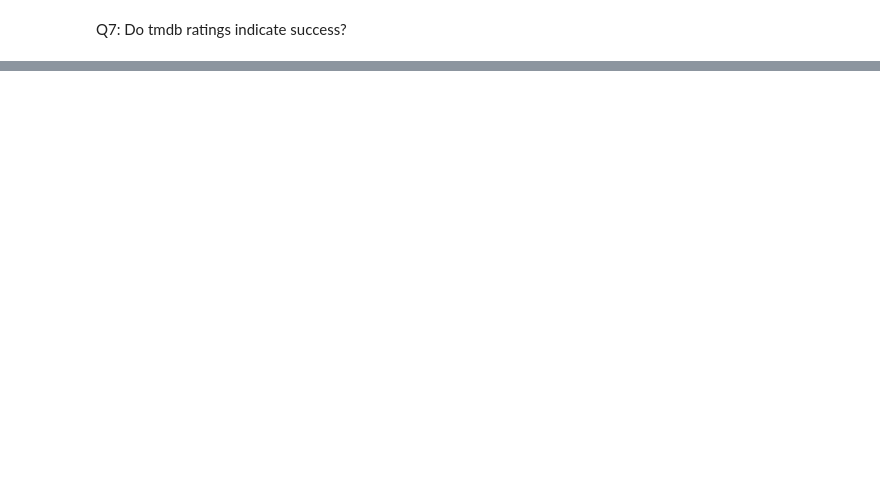
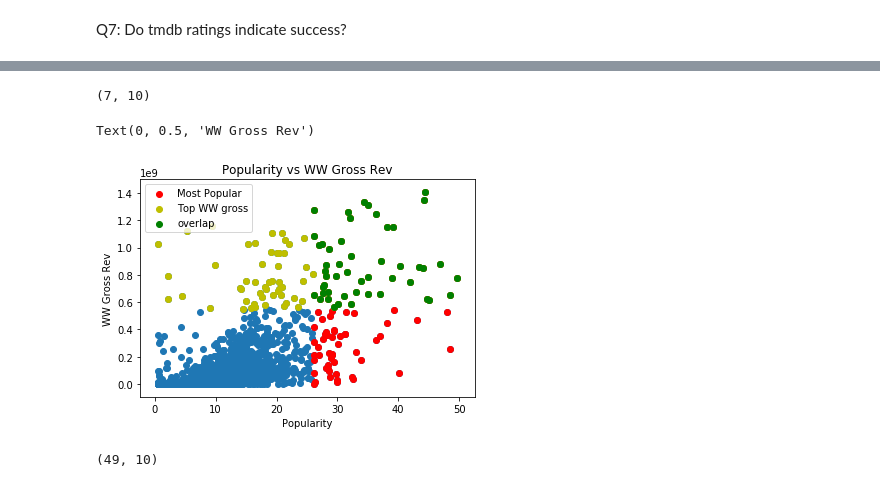
Before and after one commit to polyglottraveler/projectkr, a Jupyter notebook: kca_ratings.ipynb, the cells around one changed output, grey strips where cells are left out. Cells and saved outputs as stored; diff of their text form; code cells hidden in the pictures; blank space fills up the shorter version.

```diff
--- a/kca_ratings.ipynb
+++ b/kca_ratings.ipynb
@@ -70,0 +168,24 @@ Q7: Do tmdb ratings indicate success?
+# %%
+vote_overlap.shape
+# %% [output]
+(7, 10)
+# %%
+df_tmdb_popularity_top100=df_tmdb_ratings_rev.nlargest(100,['popularity'])
+# %%
+plt.scatter(df_tmdb_ratings_rev['popularity'],df_tmdb_ratings_rev['worldwide_gross'])
+plt.scatter(df_tmdb_popularity_top100['popularity'], df_tmdb_popularity_top100['worldwide_gross'], c='r', label='Most Popular')
+plt.scatter(df_rev_top100['popularity'],df_rev_top100['worldwide_gross'], c='y', label='Top WW gross')
+plt.scatter(popularity_overlap['popularity'], popularity_overlap['worldwide_gross'], c='g', label='overlap')
+plt.legend()
+plt.title('Popularity vs WW Gross Rev')
+plt.xlabel('Popularity')
+plt.ylabel('WW Gross Rev')
+# %% [output]
+Text(0, 0.5, 'WW Gross Rev')
+[figure, added]
+# %%
+popularity_overlap = df_tmdb_popularity_top100.merge(df_rev_top100, how='inner' )
+# much higher correlation
+popularity_overlap.shape
+# %% [output]
+(49, 10)
```
Also changed, not shown: parts of 26 cells of this notebook, 1 other file.
